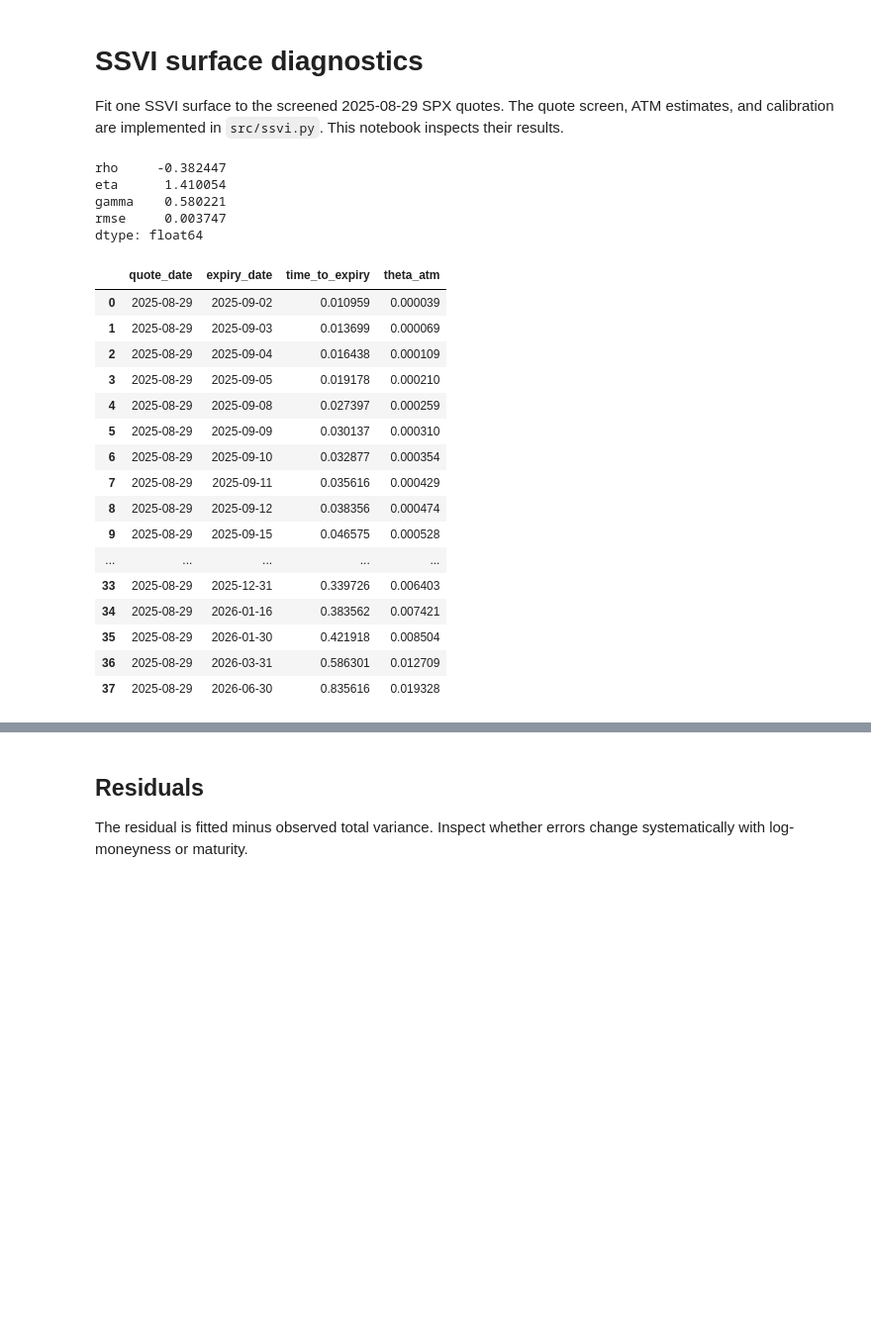
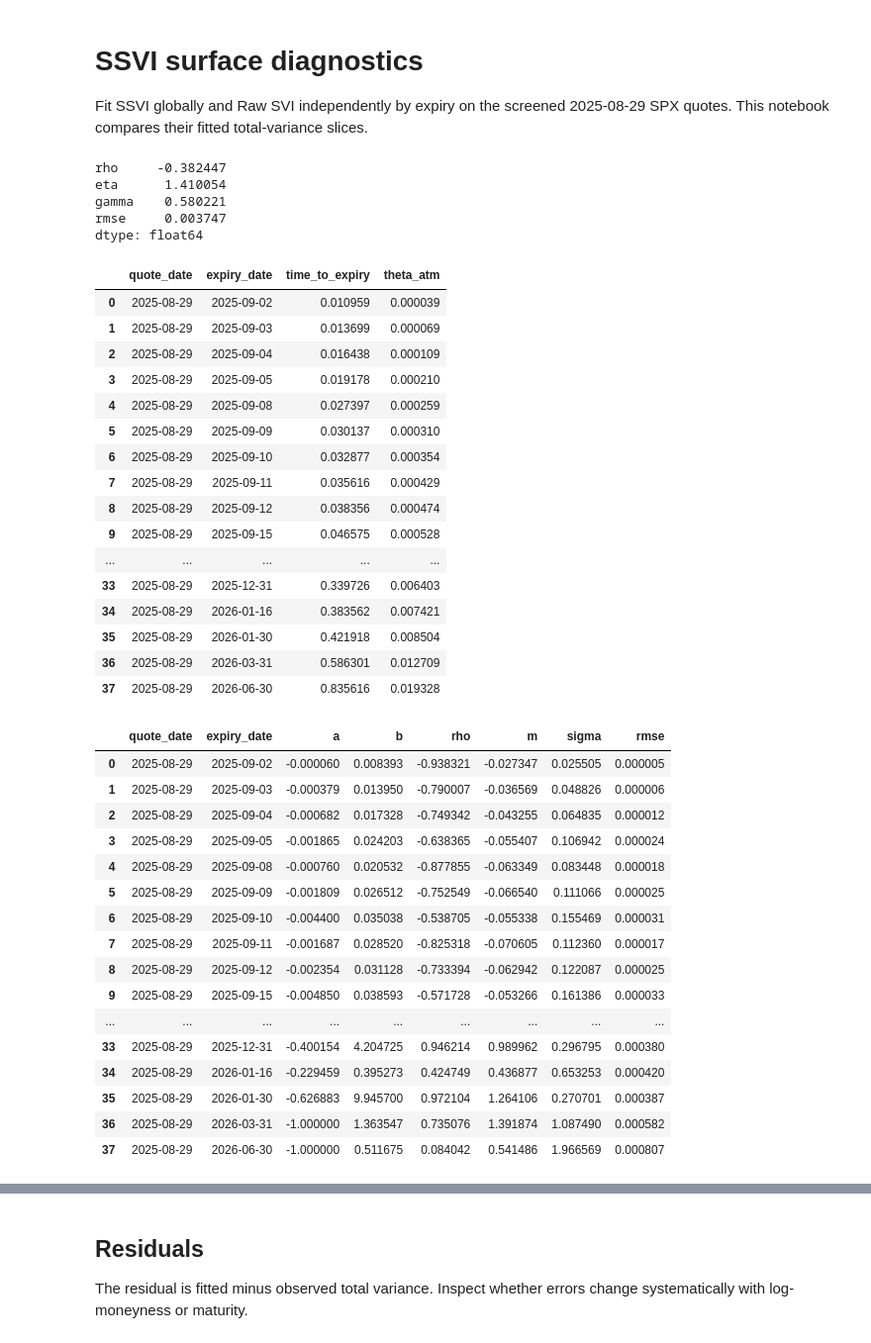
Before and after one commit to MMillward2012/Volatility-Forecasting-and-Options-Trading, a Jupyter notebook: notebooks/ssvi_surface_diagnostics.ipynb, the cells around one changed output, grey strips where cells are left out. Shown at 99% size. Saved outputs shown, nothing was run; the diff lists cells and outputs as text; code cells hidden in the pictures; blank space fills up the shorter version.

```diff
--- a/notebooks/ssvi_surface_diagnostics.ipynb
+++ b/notebooks/ssvi_surface_diagnostics.ipynb
@@ -1,7 +1,7 @@
 # %% [markdown]
 # SSVI surface diagnostics
 
-Fit one SSVI surface to the screened 2025-08-29 SPX quotes. The quote screen, ATM estimates, and calibration are implemented in `src/ssvi.py`. This notebook inspects their results.
+Fit SSVI globally and Raw SVI independently by expiry on the screened 2025-08-29 SPX quotes. This notebook compares their fitted total-variance slices.
 # %%
 from pathlib import Path
 import sys
@@ -11,38 +11,59 @@ import numpy as np
 import pandas as pd
 
 sys.path.insert(0, str(Path("..").resolve()))
+from src.raw_svi import fit_raw_svi_surface, raw_svi_total_variance
 from src.ssvi import fit_ssvi_surface, ssvi_total_variance
 
 PANEL_PATH = Path("../data/processed/spx_iv_panel_2025-08-29.csv")
 panel = pd.read_csv(PANEL_PATH, parse_dates=["quote_date", "expiry_date"])
 result = fit_ssvi_surface(panel)
+raw_result = fit_raw_svi_surface(panel)
 observations = result["observations"]
+raw_observations = raw_result["observations"]
 
 display(pd.Series({key: result[key] for key in ["rho", "eta", "gamma", "rmse"]}))
 display(result["theta_by_expiry"])
+display(raw_result["parameters_by_expiry"])
 # %% [output]
 rho     -0.382447
 eta      1.410054
 gamma    0.580221
 rmse     0.003747
 dtype: float64
 |  | quote_date | expiry_date | time_to_expiry | theta_atm |
 | 0 | 2025-08-29 | 2025-09-02 | 0.010959 | 0.000039 |
 | 1 | 2025-08-29 | 2025-09-03 | 0.013699 | 0.000069 |
 | 2 | 2025-08-29 | 2025-09-04 | 0.016438 | 0.000109 |
 | 3 | 2025-08-29 | 2025-09-05 | 0.019178 | 0.000210 |
 | 4 | 2025-08-29 | 2025-09-08 | 0.027397 | 0.000259 |
 | 5 | 2025-08-29 | 2025-09-09 | 0.030137 | 0.000310 |
 | 6 | 2025-08-29 | 2025-09-10 | 0.032877 | 0.000354 |
 | 7 | 2025-08-29 | 2025-09-11 | 0.035616 | 0.000429 |
 | 8 | 2025-08-29 | 2025-09-12 | 0.038356 | 0.000474 |
 | 9 | 2025-08-29 | 2025-09-15 | 0.046575 | 0.000528 |
 | ... | ... | ... | ... | ... |
 | 33 | 2025-08-29 | 2025-12-31 | 0.339726 | 0.006403 |
 | 34 | 2025-08-29 | 2026-01-16 | 0.383562 | 0.007421 |
 | 35 | 2025-08-29 | 2026-01-30 | 0.421918 | 0.008504 |
 | 36 | 2025-08-29 | 2026-03-31 | 0.586301 | 0.012709 |
 | 37 | 2025-08-29 | 2026-06-30 | 0.835616 | 0.019328 |
+|  | quote_date | expiry_date | a | b | rho | m | sigma | rmse |
+| 0 | 2025-08-29 | 2025-09-02 | -0.000060 | 0.008393 | -0.938321 | -0.027347 | 0.025505 | 0.000005 |
+| 1 | 2025-08-29 | 2025-09-03 | -0.000379 | 0.013950 | -0.790007 | -0.036569 | 0.048826 | 0.000006 |
+| 2 | 2025-08-29 | 2025-09-04 | -0.000682 | 0.017328 | -0.749342 | -0.043255 | 0.064835 | 0.000012 |
+| 3 | 2025-08-29 | 2025-09-05 | -0.001865 | 0.024203 | -0.638365 | -0.055407 | 0.106942 | 0.000024 |
+| 4 | 2025-08-29 | 2025-09-08 | -0.000760 | 0.020532 | -0.877855 | -0.063349 | 0.083448 | 0.000018 |
+| 5 | 2025-08-29 | 2025-09-09 | -0.001809 | 0.026512 | -0.752549 | -0.066540 | 0.111066 | 0.000025 |
+| 6 | 2025-08-29 | 2025-09-10 | -0.004400 | 0.035038 | -0.538705 | -0.055338 | 0.155469 | 0.000031 |
+| 7 | 2025-08-29 | 2025-09-11 | -0.001687 | 0.028520 | -0.825318 | -0.070605 | 0.112360 | 0.000017 |
+| 8 | 2025-08-29 | 2025-09-12 | -0.002354 | 0.031128 | -0.733394 | -0.062942 | 0.122087 | 0.000025 |
+| 9 | 2025-08-29 | 2025-09-15 | -0.004850 | 0.038593 | -0.571728 | -0.053266 | 0.161386 | 0.000033 |
+| ... | ... | ... | ... | ... | ... | ... | ... | ... |
+| 33 | 2025-08-29 | 2025-12-31 | -0.400154 | 4.204725 | 0.946214 | 0.989962 | 0.296795 | 0.000380 |
+| 34 | 2025-08-29 | 2026-01-16 | -0.229459 | 0.395273 | 0.424749 | 0.436877 | 0.653253 | 0.000420 |
+| 35 | 2025-08-29 | 2026-01-30 | -0.626883 | 9.945700 | 0.972104 | 1.264106 | 0.270701 | 0.000387 |
+| 36 | 2025-08-29 | 2026-03-31 | -1.000000 | 1.363547 | 0.735076 | 1.391874 | 1.087490 | 0.000582 |
+| 37 | 2025-08-29 | 2026-06-30 | -1.000000 | 0.511675 | 0.084042 | 0.541486 | 1.966569 | 0.000807 |
 # %% [markdown]
 ## Representative expiries
 
```
Also changed, not shown: parts of 2 cells of this notebook, 3 other files.
